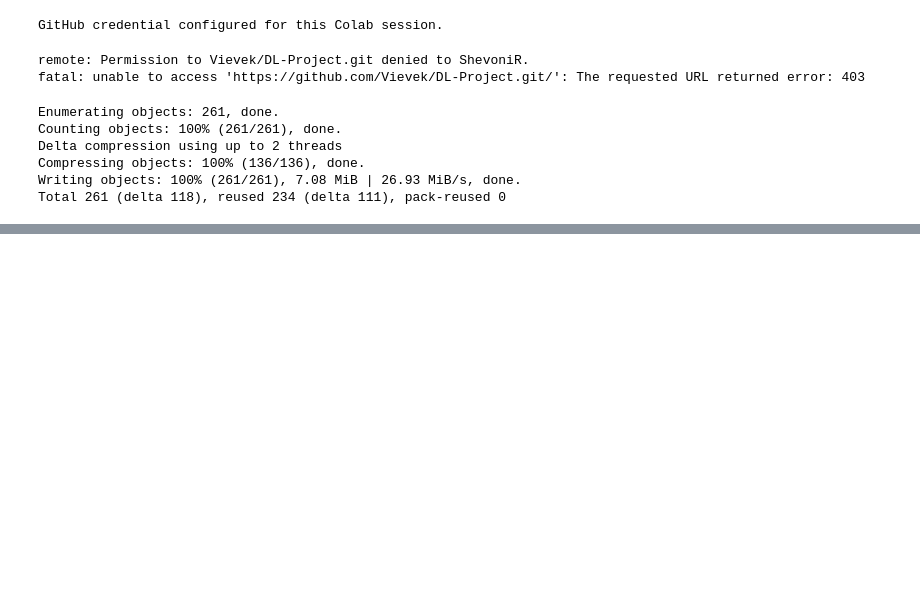
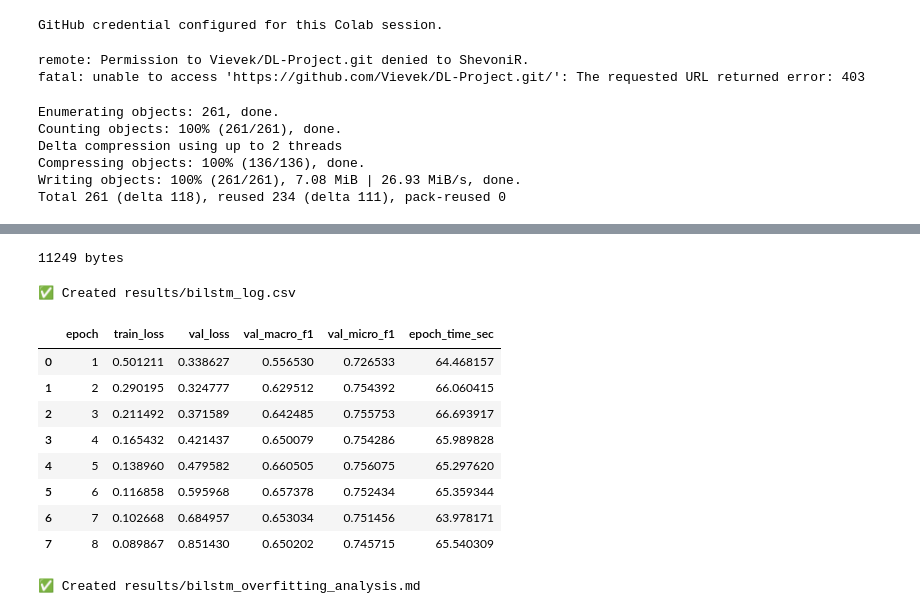
Before and after one commit to Vievek/DL-Project, a Jupyter notebook: notebooks/bilstm_colab.ipynb, the cells around one changed output, grey strips where cells are left out. Cells and saved outputs as stored; diff of their text form; code cells hidden in the pictures; blank space fills up the shorter version.

Commit message:
Add M1 BiLSTM notebook and experiment artifacts

```diff
--- a/notebooks/bilstm_colab.ipynb
+++ b/notebooks/bilstm_colab.ipynb
@@ -2336,0 +2789,78 @@ Total 261 (delta 118), reused 234 (delta 111), pack-reused 0
+# %%
+print(os.path.getsize("results/bilstm_errors.md"), "bytes")
+# %% [output]
+11249 bytes
+# %%
+import pandas as pd
+import os
+
+history = [
+    [1, 0.5012109530990194, 0.3386271371690427, 0.5565298246648736, 0.7265328770923888, 64.46815705299377],
+    [2, 0.2901952261034092, 0.3247769689150055, 0.629511881956786, 0.7543923865300146, 66.0604145526886],
+    [3, 0.21149157811267105, 0.371589414864395, 0.6424851635538308, 0.7557525462089777, 66.69391703605652],
+    [4, 0.16543181023149137, 0.4214366945795426, 0.6500788928902052, 0.7542857142857143, 65.98982787132263],
+    [5, 0.1389603012847647, 0.4795815325931977, 0.6605052415221055, 0.7560745903183274, 65.29761958122253],
+    [6, 0.11685781985164159, 0.595968297726903, 0.6573775368951459, 0.7524340674922015, 65.35934352874756],
+    [7, 0.10266754088956369, 0.6849567055177952, 0.653034255674917, 0.751455945895172, 63.97817087173462],
+    [8, 0.08986698512850486, 0.8514297813973029, 0.650201565729725, 0.7457145563026801, 65.54030895233154],
+]
+
+history_df = pd.DataFrame(
+    history,
+    columns=[
+        "epoch",
+        "train_loss",
+        "val_loss",
+        "val_macro_f1",
+        "val_micro_f1",
+        "epoch_time_sec",
+    ],
+)
+
+history_df.to_csv("results/bilstm_log.csv", index=False)
+
+print("✅ Created results/bilstm_log.csv")
+display(history_df)
+# %% [output]
+✅ Created results/bilstm_log.csv
+|  | epoch | train_loss | val_loss | val_macro_f1 | val_micro_f1 | epoch_time_sec |
+| 0 | 1 | 0.501211 | 0.338627 | 0.556530 | 0.726533 | 64.468157 |
+| 1 | 2 | 0.290195 | 0.324777 | 0.629512 | 0.754392 | 66.060415 |
+| 2 | 3 | 0.211492 | 0.371589 | 0.642485 | 0.755753 | 66.693917 |
+| 3 | 4 | 0.165432 | 0.421437 | 0.650079 | 0.754286 | 65.989828 |
+| 4 | 5 | 0.138960 | 0.479582 | 0.660505 | 0.756075 | 65.297620 |
+| 5 | 6 | 0.116858 | 0.595968 | 0.657378 | 0.752434 | 65.359344 |
+| 6 | 7 | 0.102668 | 0.684957 | 0.653034 | 0.751456 | 63.978171 |
+| 7 | 8 | 0.089867 | 0.851430 | 0.650202 | 0.745715 | 65.540309 |
+# %%
+discussion = """# BiLSTM Training Behaviour and Overfitting Analysis
+
+## Training Behaviour
+
+The BiLSTM training loss decreased consistently from 0.5012 at epoch 1 to 0.0899 at epoch 8. This shows that the model continued improving its fit to the training data throughout training.
+
+Validation Macro-F1 improved from 0.5565 at epoch 1 to a maximum of 0.6605 at epoch 5. After epoch 5, validation Macro-F1 gradually decreased to 0.6502 by epoch 8.
+
+Validation loss also increased after epoch 2, from 0.3248 at epoch 2 to 0.8514 at epoch 8, while training loss continued decreasing.
+
+## Overfitting Analysis
+
+The difference between the decreasing training loss and worsening validation loss after the early training stages indicates overfitting. The model continued learning patterns specific to the training data, but these improvements did not translate into better validation performance.
+
+The best validation Macro-F1 was achieved at epoch 5 with a score of 0.6605. Therefore, epoch 5 was selected as the best checkpoint using validation performance.
+
+Early stopping with a patience of 3 epochs stopped training after epoch 8. This helped prevent further training after validation performance had stopped improving.
+
+## Interpretation
+
+The results suggest that the BiLSTM has sufficient capacity to learn the toxic-comment classification task, but extended training causes generalization performance to decline. Dropout, early stopping, and validation-based model selection were therefore useful for controlling overfitting.
+
+The final test evaluation was performed using the selected epoch-5 checkpoint and the thresholds determined from validation data.
+"""
+
+with open("results/bilstm_overfitting_analysis.md", "w", encoding="utf-8") as f:
+    f.write(discussion)
+
+print("✅ Created results/bilstm_overfitting_analysis.md")
+# %% [output]
+✅ Created results/bilstm_overfitting_analysis.md
```
Also changed, not shown: parts of 31 cells of this notebook, 7 other files.
